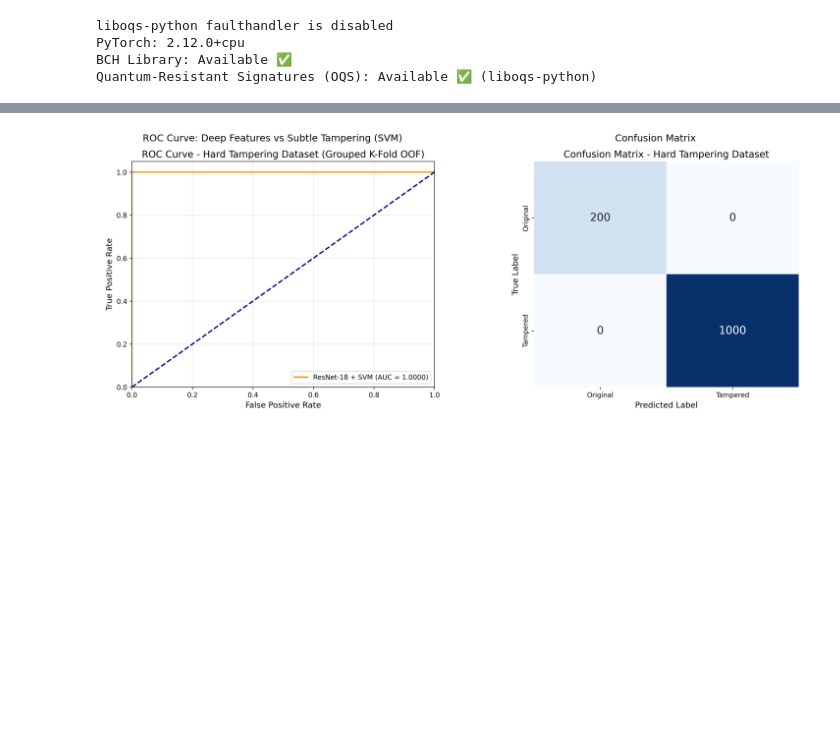
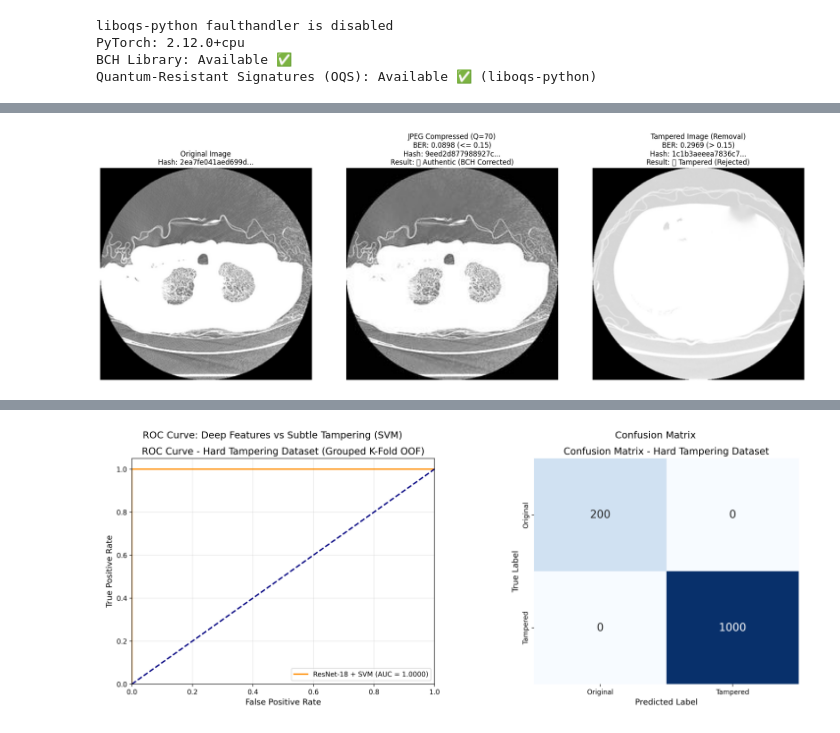
Before and after one commit to ahmed-el5hatib/MantiQ-Auth, a Jupyter notebook: MantiQ_Auth_Final.ipynb, the cells around one changed output, grey strips where cells are left out. Cells and saved outputs as stored; diff of their text form; code cells hidden in the pictures; blank space fills up the shorter version.

Commit message:
docs: update README with LaTeX math, update Jupyter Notebook with matplotlib showcases

```diff
--- a/MantiQ_Auth_Final.ipynb
+++ b/MantiQ_Auth_Final.ipynb
@@ -119,0 +108,63 @@ We now run the evaluation script to evaluate False Positives (benign modificatio
+# %%
+import io
+from src.robust_hash import compute_robust_hash
+from src.feature_extraction import load_and_preprocess_image, extract_features
+from src.robust_hash import quantize_to_binary
+
+if sample_dir.exists() and any(sample_dir.iterdir()):
+    # 1. Load Original
+    img = Image.open(sample_path)
+
+    # 2. Generate JPEG Q=70
+    buffer = io.BytesIO()
+    img.save(buffer, format="JPEG", quality=70)
+    buffer.seek(0)
+    jpeg_img = Image.open(buffer)
+
+    # Temp files to compute hashes
+    tmp_orig = Path("temp_orig.png")
+    tmp_jpeg = Path("temp_jpeg.png")
+    img.save(tmp_orig)
+    jpeg_img.save(tmp_jpeg)
+
+    try:
+        # Extract bits & compute hashes
+        bits_orig = quantize_to_binary(extract_features(load_and_preprocess_image(tmp_orig), extractor="resnet"))
+        bits_jpeg = quantize_to_binary(extract_features(load_and_preprocess_image(tmp_jpeg), extractor="resnet"))
+
+        ber_jpeg = np.mean(bits_orig != bits_jpeg)
+        hash_orig = compute_robust_hash(tmp_orig, feature_extractor="resnet")
+        hash_jpeg = compute_robust_hash(tmp_jpeg, feature_extractor="resnet")
+
+        # 3. Load Tampered Image
+        tampered_img_path = Path("data/sample/tampered/ct_baseline/tampered_0113_removal.png")
+        bits_tamp = quantize_to_binary(extract_features(load_and_preprocess_image(tampered_img_path), extractor="resnet"))
+        ber_tamp = np.mean(bits_orig != bits_tamp)
+        hash_tamp = compute_robust_hash(tampered_img_path, feature_extractor="resnet")
+
+        # Plot using Matplotlib
+        fig, axes = plt.subplots(1, 3, figsize=(18, 6))
+
+        axes[0].imshow(img, cmap="gray")
+        axes[0].set_title(f"Original Image\nHash: {hash_orig[:16]}...", fontsize=12)
+        axes[0].axis("off")
+
+        axes[1].imshow(jpeg_img, cmap="gray")
+        axes[1].set_title(f"JPEG Compressed (Q=70)\nBER: {ber_jpeg:.4f} (<= 0.15)\nHash: {hash_jpeg[:16]}...\nResult: ✅ Authentic (BCH Corrected)", fontsize=12)
+        axes[1].axis("off")
+
+        axes[2].imshow(Image.open(tampered_img_path), cmap="gray")
+        axes[2].set_title(f"Tampered Image (Removal)\nBER: {ber_tamp:.4f} (> 0.15)\nHash: {hash_tamp[:16]}...\nResult: ❌ Tampered (Rejected)", fontsize=12)
+        axes[2].axis("off")
+
+        plt.tight_layout()
+        Path("output").mkdir(parents=True, exist_ok=True)
+        plt.savefig("output/tampering_showcase.png", dpi=300)
+        plt.show()
+    finally:
+        if tmp_orig.exists(): tmp_orig.unlink()
+        if tmp_jpeg.exists(): tmp_jpeg.unlink()
+else:
+    print("Sample images not found.")
+# %% [output]
+[figure, added]
```
Also changed, not shown: parts of 15 cells of this notebook, 4 other files.
